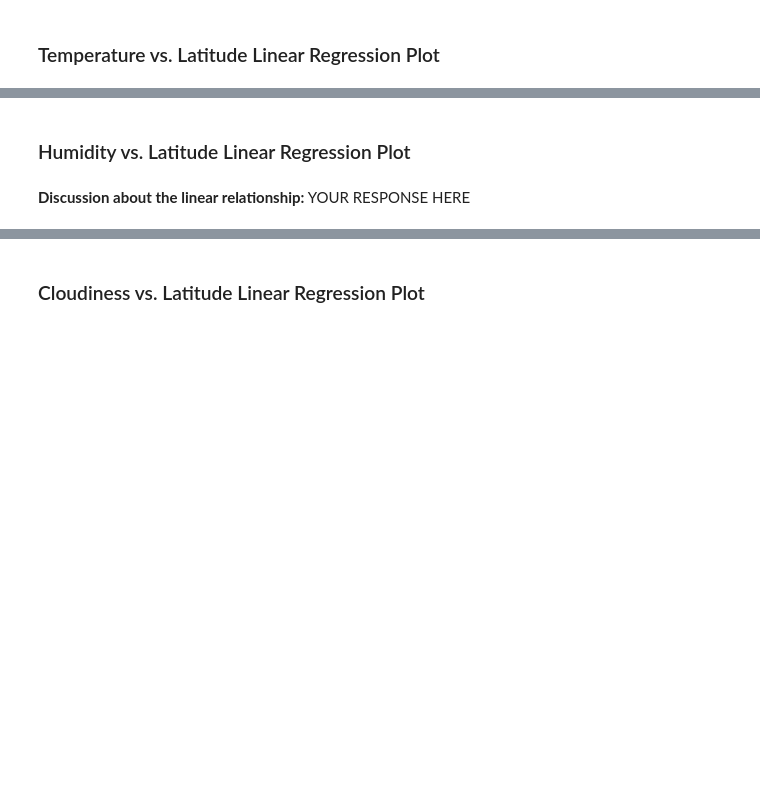
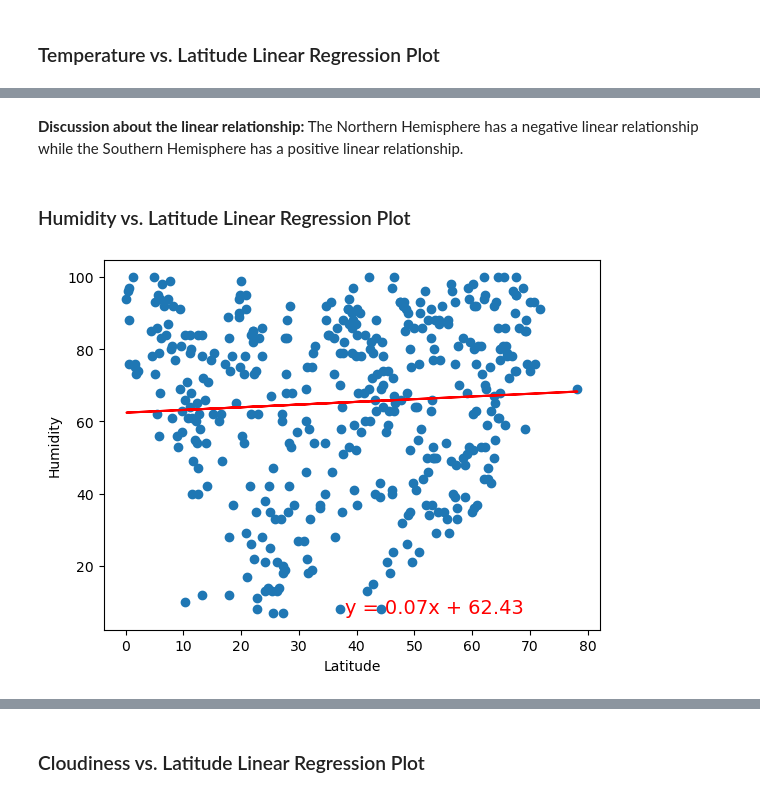
Before and after one commit to Momocat10/python-api-challenge, a Jupyter notebook: WeatherPy/WeatherPy.ipynb, the cells around one changed output, grey strips where cells are left out. Cells and saved outputs as stored; diff of their text form; code cells hidden in the pictures; blank space fills up the shorter version.

```diff
--- a/WeatherPy/WeatherPy.ipynb
+++ b/WeatherPy/WeatherPy.ipynb
@@ -343,2 +341,4 @@ plt.show()
+# %% [markdown]
+**Discussion about the linear relationship:** The Northern Hemisphere has a negative linear relationship while the Southern Hemisphere has a positive linear relationship.
 # %% [markdown]
 ### Humidity vs. Latitude Linear Regression Plot
@@ -351,2 +345,13 @@ plt.show()
-# %% [markdown]
-**Discussion about the linear relationship:** YOUR RESPONSE HERE
+# %%
+# Northern Hemisphere
+x_axis_north_lat = northern_hemi_df["Lat"]
+y_axis_north_hum = northern_hemi_df["Humidity"]
+
+# Incorporate the other graph properties
+plt.xlabel("Latitude")
+plt.ylabel("Humidity")
+plot_linear_regression(x_axis_north_lat, y_axis_north_hum)
+
+plt.show()
+# %% [output]
+[figure, added]
```
Also changed, not shown: parts of 27 cells of this notebook, 1 other file.
